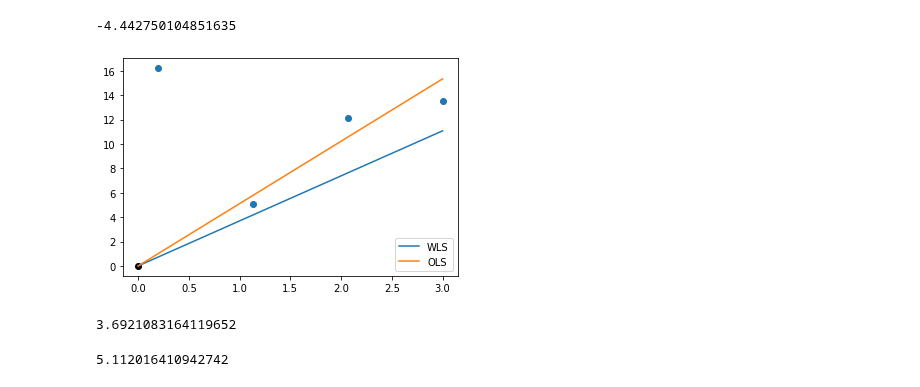
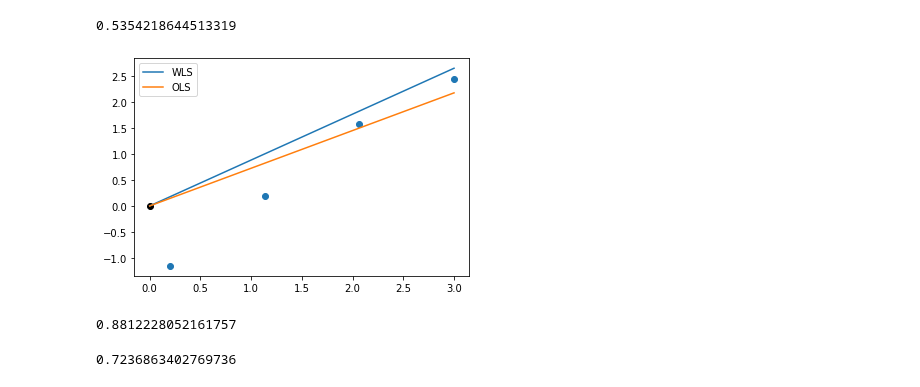
Before and after one commit to ihmeuw-msca/CorrelationCorrection, a Jupyter notebook: simulation.ipynb, the cells around one changed output. Drawn from its saved outputs; the diff is of its cells as text; code cells hidden in the pictures.

```diff
--- a/simulation.ipynb
+++ b/simulation.ipynb
@@ -40,39 +40,39 @@ seed_val = 0
 # %%
 x_vals = np.linspace(0.2,3,4)
 n_samps_control = 4
 n_samps = 5
 beta_true = 1
-np.random.seed(0)
+np.random.seed(31)
 n_x = len(x_vals)
 means = beta_true*x_vals
-sigma = 10
+sigma = 1
 
 samples = sigma*np.random.normal(size = (n_samps,n_x))+means
 control = sigma*np.random.normal(size = n_samps_control)
 
 estimates = np.mean(samples,axis=0) - np.mean(control)
 
 cov = np.diag(np.ones(n_x) * 1/n_samps)
 corr_part = np.ones(n_x)/n_samps_control
 cov = cov + np.outer(corr_part,corr_part)
 beta = (x_vals.T@np.linalg.inv(cov)@estimates)/(x_vals.T@np.linalg.inv(cov)@x_vals)
 beta_bad = (x_vals.T@estimates)/(x_vals.T@x_vals)
 plt.scatter(x_vals,estimates)
 x_vals = np.hstack([0,x_vals])
 
 plt.plot(x_vals,beta*x_vals,label = 'WLS')
 plt.plot(x_vals,beta_bad*x_vals,label = "OLS")
 plt.scatter(0,0,c = 'black')
 plt.legend()
 print(np.mean(np.mean(control)))
 # %% [output]
--4.442750104851635
+0.5354218644513319
-[figure, old version]
+[figure, new version]
 # %%
 beta
 # %% [output]
-3.6921083164119652
+0.8812228052161757
 # %%
 beta_bad
 # %% [output]
-5.112016410942742
+0.7236863402769736
```
Also changed, not shown: parts of 2 cells of this notebook, 1 other file.
